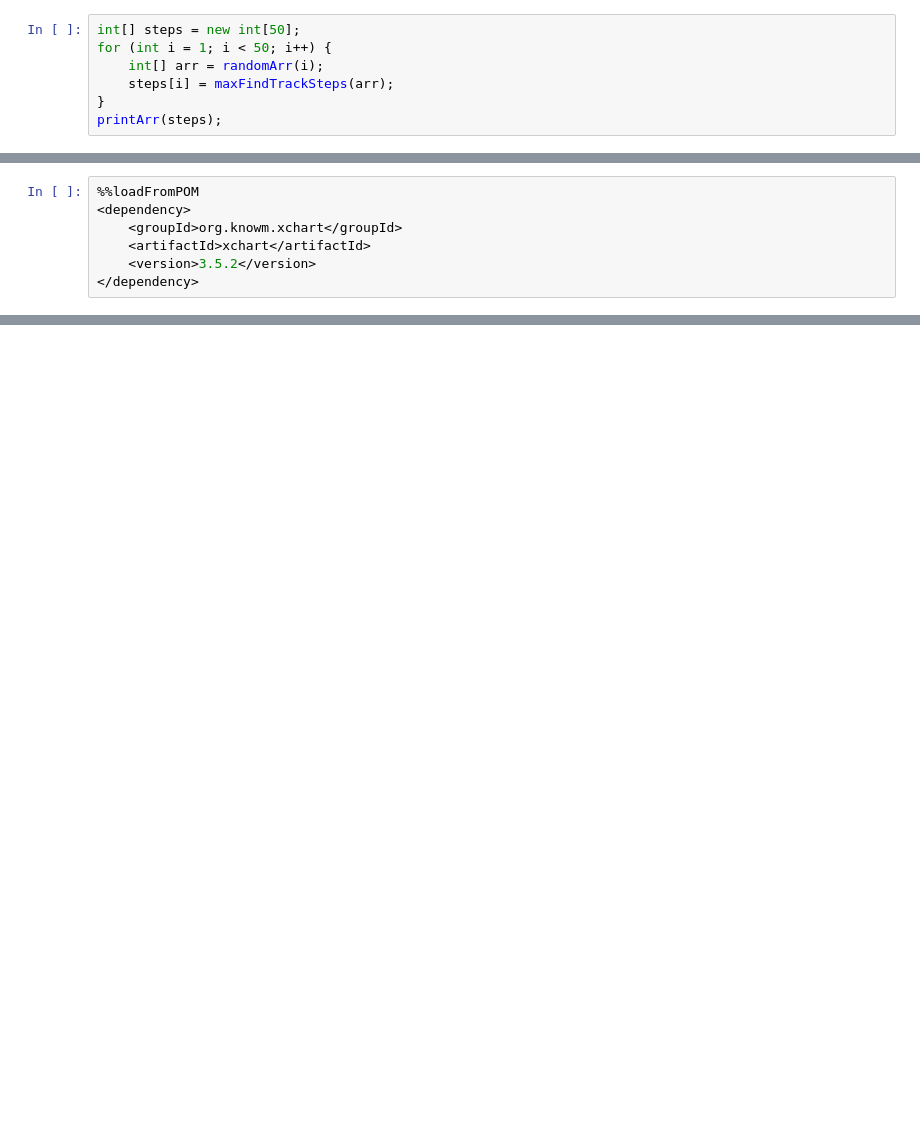
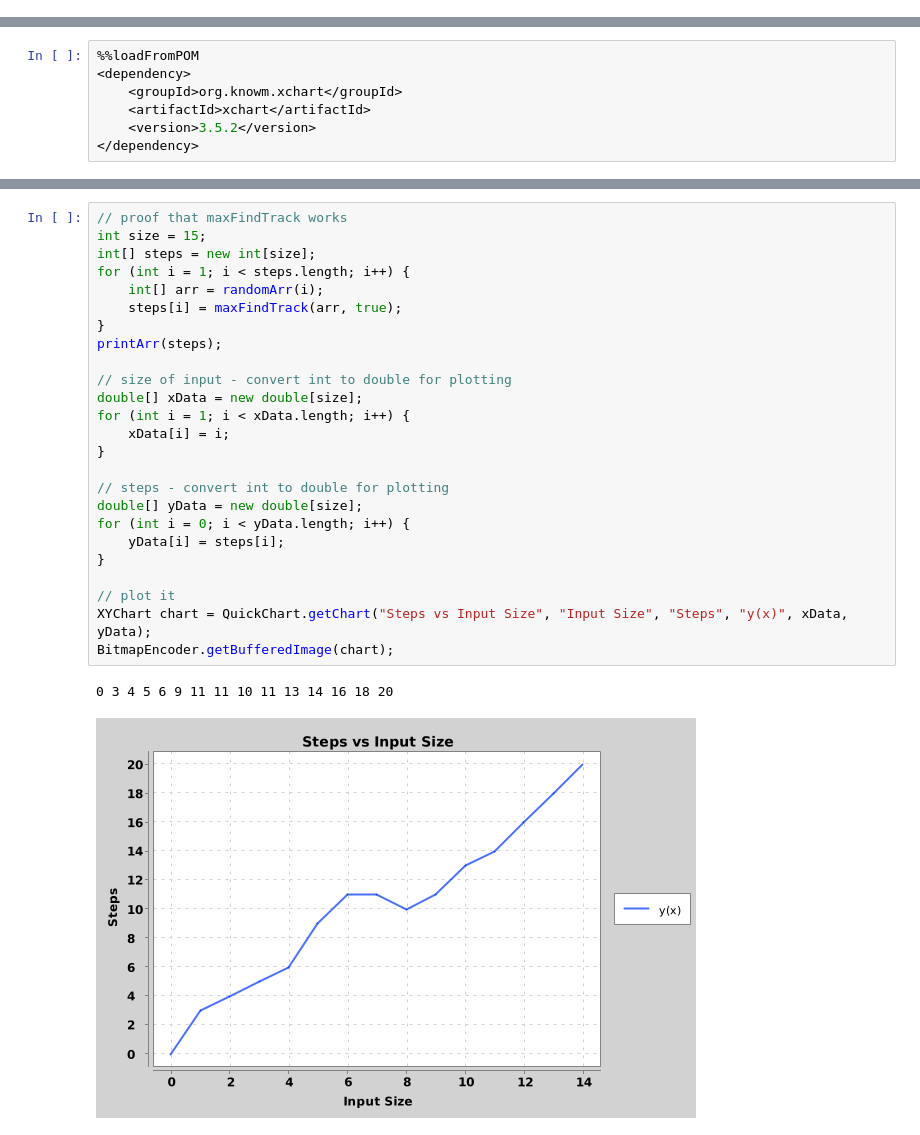
Before and after one commit to Neo-Hao/data-structures, a Jupyter notebook: chapter1.ipynb, the cells around one changed output, grey strips where cells are left out. Cells and saved outputs as stored; diff of their text form; blank space fills up the shorter version.

```diff
--- a/chapter1.ipynb
+++ b/chapter1.ipynb
@@ -63,7 +7,0 @@ public int maxFindTrackSteps(int[] arr) {
-# %%
-int[] steps = new int[50];
-for (int i = 1; i < 50; i++) {
-    int[] arr = randomArr(i);
-    steps[i] = maxFindTrackSteps(arr);
-}
-printArr(steps);
@@ -116,0 +123,28 @@ EvalException: Exception occurred while running cell magic 'loadFromPOM': Error
+# %%
+// proof that maxFindTrack works
+int size = 15;
+int[] steps = new int[size];
+for (int i = 1; i < steps.length; i++) {
+    int[] arr = randomArr(i);
+    steps[i] = maxFindTrack(arr, true);
+}
+printArr(steps);
+
+// size of input - convert int to double for plotting
+double[] xData = new double[size];
+for (int i = 1; i < xData.length; i++) {
+    xData[i] = i;
+}
+
+// steps - convert int to double for plotting
+double[] yData = new double[size];
+for (int i = 0; i < yData.length; i++) {
+    yData[i] = steps[i];
+}
+
+// plot it
+XYChart chart = QuickChart.getChart("Steps vs Input Size", "Input Size", "Steps", "y(x)", xData, yData);
+BitmapEncoder.getBufferedImage(chart);
+# %% [output]
+0 3 4 5 6 9 11 11 10 11 13 14 16 18 20
+[figure, added]
```
Also changed, not shown: parts of 23 cells of this notebook, 1 other file.
